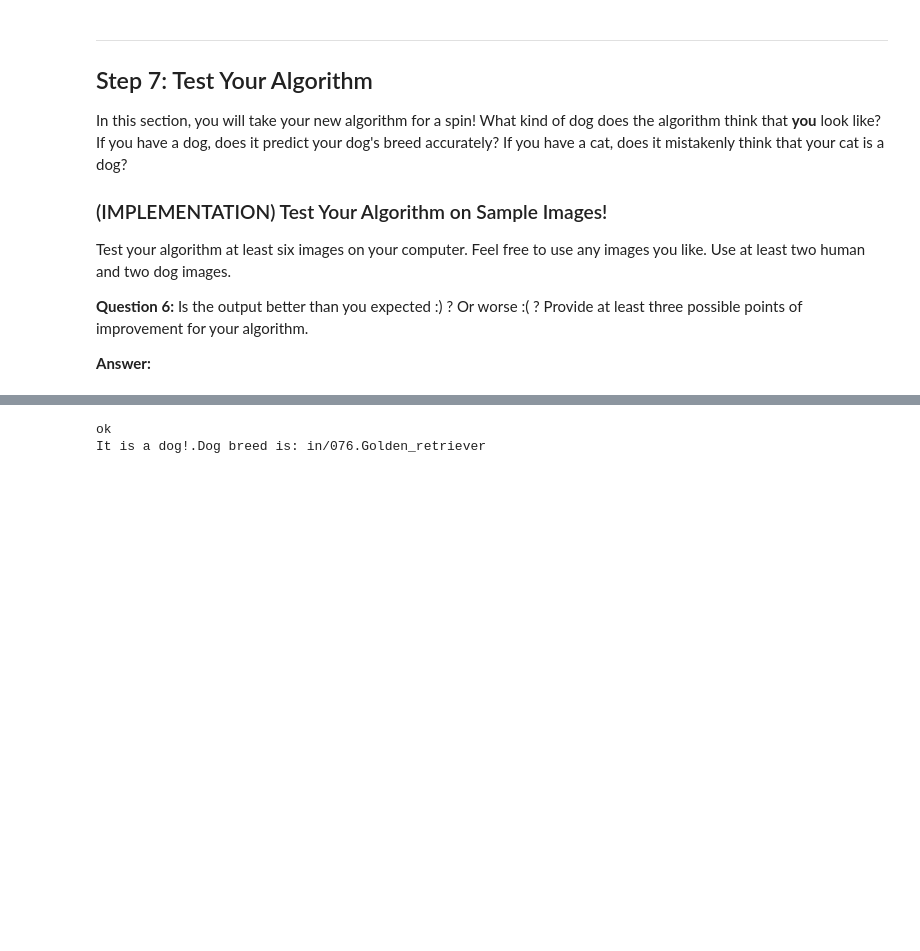
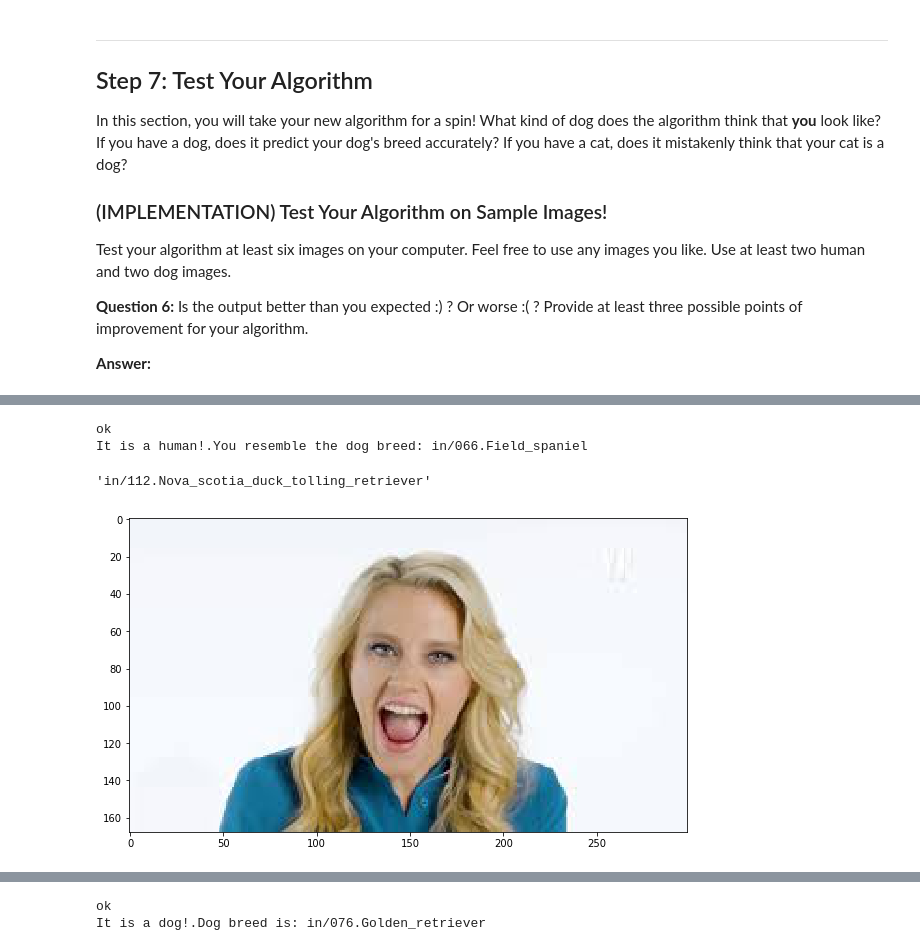
Before and after one commit to Adal-Glez/dog_project, a Jupyter notebook: dog_app.ipynb, the cells around one changed output, grey strips where cells are left out. Drawn from its saved outputs; the diff is of its cells as text; code cells hidden in the pictures; blank space fills up the shorter version.

```diff
--- a/dog_app.ipynb
+++ b/dog_app.ipynb
@@ -804,0 +815,7 @@ It is a human!.You resemble the dog breed: in/127.Silky_terrier
+# %%
+your_predictor('testImages/03.jpeg')
+# %% [output]
+ok
+It is a human!.You resemble the dog breed: in/066.Field_spaniel
+'in/112.Nova_scotia_duck_tolling_retriever'
+[figure, added]
```
Also changed, not shown: parts of 22 cells of this notebook, 1 other file.
